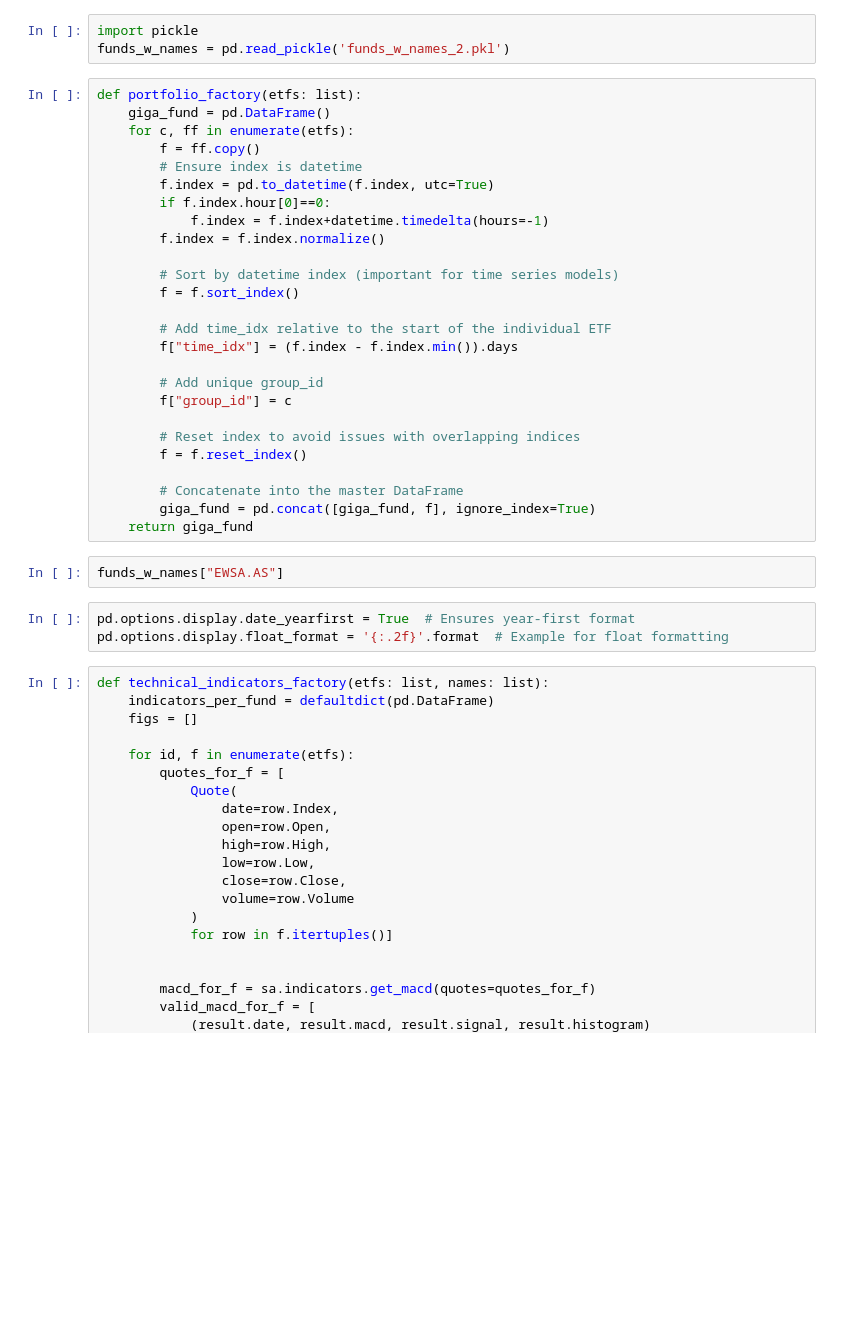
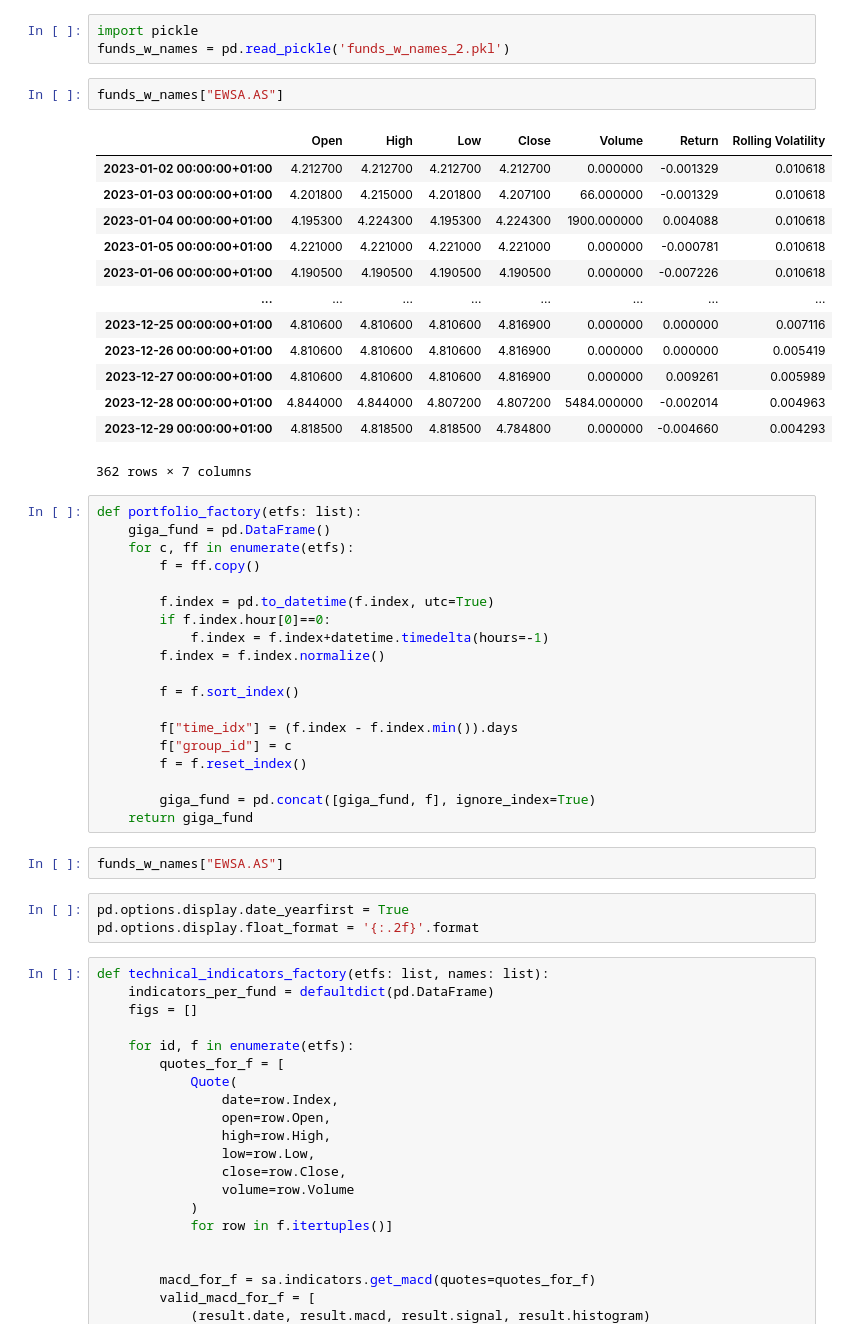
Before and after one commit to akrokosz/HF_Thesis, a Jupyter notebook: main.ipynb, the cells around one changed output. Drawn from its saved outputs; the diff is of its cells as text; blank space fills up the shorter version.

```diff
--- a/main.ipynb
+++ b/main.ipynb
@@ -61,37 +62,46 @@ for fund in etf_names:
 # %%
 import pickle
 funds_w_names = pd.read_pickle('funds_w_names_2.pkl')
+# %%
+funds_w_names["EWSA.AS"]
+# %% [output]
+|  | Open | High | Low | Close | Volume | Return | Rolling Volatility |
+| 2023-01-02 00:00:00+01:00 | 4.212700 | 4.212700 | 4.212700 | 4.212700 | 0.000000 | -0.001329 | 0.010618 |
+| 2023-01-03 00:00:00+01:00 | 4.201800 | 4.215000 | 4.201800 | 4.207100 | 66.000000 | -0.001329 | 0.010618 |
+| 2023-01-04 00:00:00+01:00 | 4.195300 | 4.224300 | 4.195300 | 4.224300 | 1900.000000 | 0.004088 | 0.010618 |
+| 2023-01-05 00:00:00+01:00 | 4.221000 | 4.221000 | 4.221000 | 4.221000 | 0.000000 | -0.000781 | 0.010618 |
+| 2023-01-06 00:00:00+01:00 | 4.190500 | 4.190500 | 4.190500 | 4.190500 | 0.000000 | -0.007226 | 0.010618 |
+| ... | ... | ... | ... | ... | ... | ... | ... |
+| 2023-12-25 00:00:00+01:00 | 4.810600 | 4.810600 | 4.810600 | 4.816900 | 0.000000 | 0.000000 | 0.007116 |
+| 2023-12-26 00:00:00+01:00 | 4.810600 | 4.810600 | 4.810600 | 4.816900 | 0.000000 | 0.000000 | 0.005419 |
+| 2023-12-27 00:00:00+01:00 | 4.810600 | 4.810600 | 4.810600 | 4.816900 | 0.000000 | 0.009261 | 0.005989 |
+| 2023-12-28 00:00:00+01:00 | 4.844000 | 4.844000 | 4.807200 | 4.807200 | 5484.000000 | -0.002014 | 0.004963 |
+| 2023-12-29 00:00:00+01:00 | 4.818500 | 4.818500 | 4.818500 | 4.784800 | 0.000000 | -0.004660 | 0.004293 |
+362 rows × 7 columns
 # %%
 def portfolio_factory(etfs: list):
     giga_fund = pd.DataFrame()
     for c, ff in enumerate(etfs):
         f = ff.copy()
-        # Ensure index is datetime
+
         f.index = pd.to_datetime(f.index, utc=True)
         if f.index.hour[0]==0:
             f.index = f.index+datetime.timedelta(hours=-1)
         f.index = f.index.normalize()
 
-        # Sort by datetime index (important for time series models)
         f = f.sort_index()
 
-        # Add time_idx relative to the start of the individual ETF
         f["time_idx"] = (f.index - f.index.min()).days
-
-        # Add unique group_id
         f["group_id"] = c
-
-        # Reset index to avoid issues with overlapping indices
         f = f.reset_index()
 
-        # Concatenate into the master DataFrame
         giga_fund = pd.concat([giga_fund, f], ignore_index=True)
     return giga_fund
 # %%
 funds_w_names["EWSA.AS"]
 # %%
-pd.options.display.date_yearfirst = True  # Ensures year-first format
-pd.options.display.float_format = '{:.2f}'.format  # Example for float formatting
+pd.options.display.date_yearfirst = True
+pd.options.display.float_format = '{:.2f}'.format
 # %%
 def technical_indicators_factory(etfs: list, names: list):
     indicators_per_fund = defaultdict(pd.DataFrame)
```
Also changed, not shown: parts of 12 cells of this notebook.
